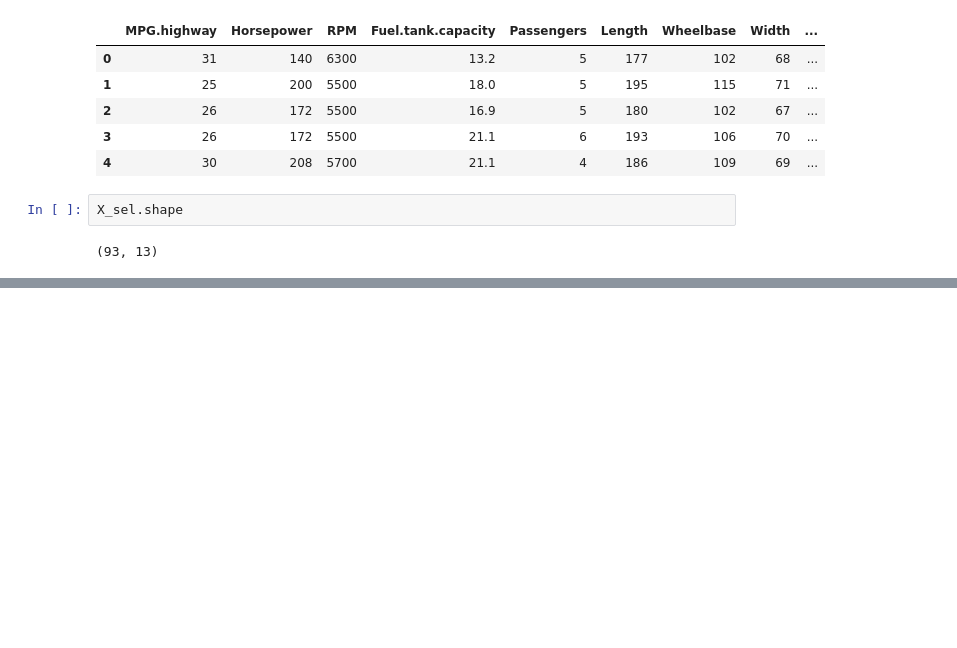
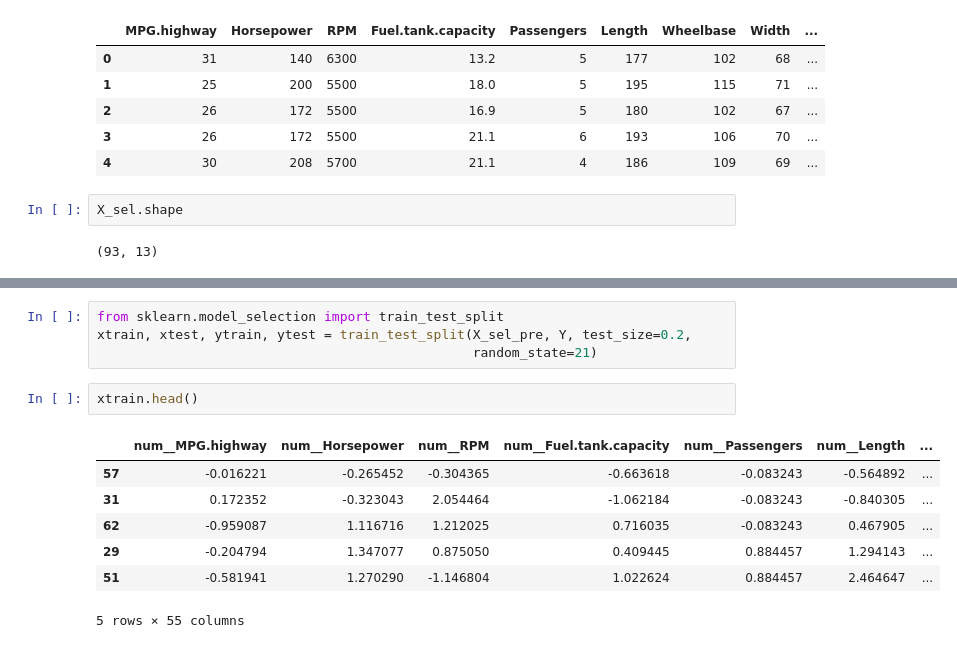
Before and after one commit to Gunlok28/Machine-Learning_Beginner-to-Pro, a Jupyter notebook: Feature Selections/Forward Selection.ipynb, the cells around one changed output, grey strips where cells are left out. Cells and saved outputs as stored; diff of their text form; blank space fills up the shorter version.

Commit message:
Forward Selection

```diff
--- a/Feature Selections/Forward Selection.ipynb
+++ b/Feature Selections/Forward Selection.ipynb
@@ -229,0 +275,14 @@ X_sel.shape
+# %%
+from sklearn.model_selection import train_test_split
+xtrain, xtest, ytrain, ytest = train_test_split(X_sel_pre, Y, test_size=0.2,
+                                                random_state=21)
+# %%
+xtrain.head()
+# %% [output]
+|  | num__MPG.highway | num__Horsepower | num__RPM | num__Fuel.tank.capacity | num__Passengers | num__Length | ... |
+| 57 | -0.016221 | -0.265452 | -0.304365 | -0.663618 | -0.083243 | -0.564892 | ... |
+| 31 | 0.172352 | -0.323043 | 2.054464 | -1.062184 | -0.083243 | -0.840305 | ... |
+| 62 | -0.959087 | 1.116716 | 1.212025 | 0.716035 | -0.083243 | 0.467905 | ... |
+| 29 | -0.204794 | 1.347077 | 0.875050 | 0.409445 | 0.884457 | 1.294143 | ... |
+| 51 | -0.581941 | 1.270290 | -1.146804 | 1.022624 | 0.884457 | 2.464647 | ... |
+5 rows × 55 columns
```
Also changed, not shown: parts of 38 cells of this notebook, 1 other file.
